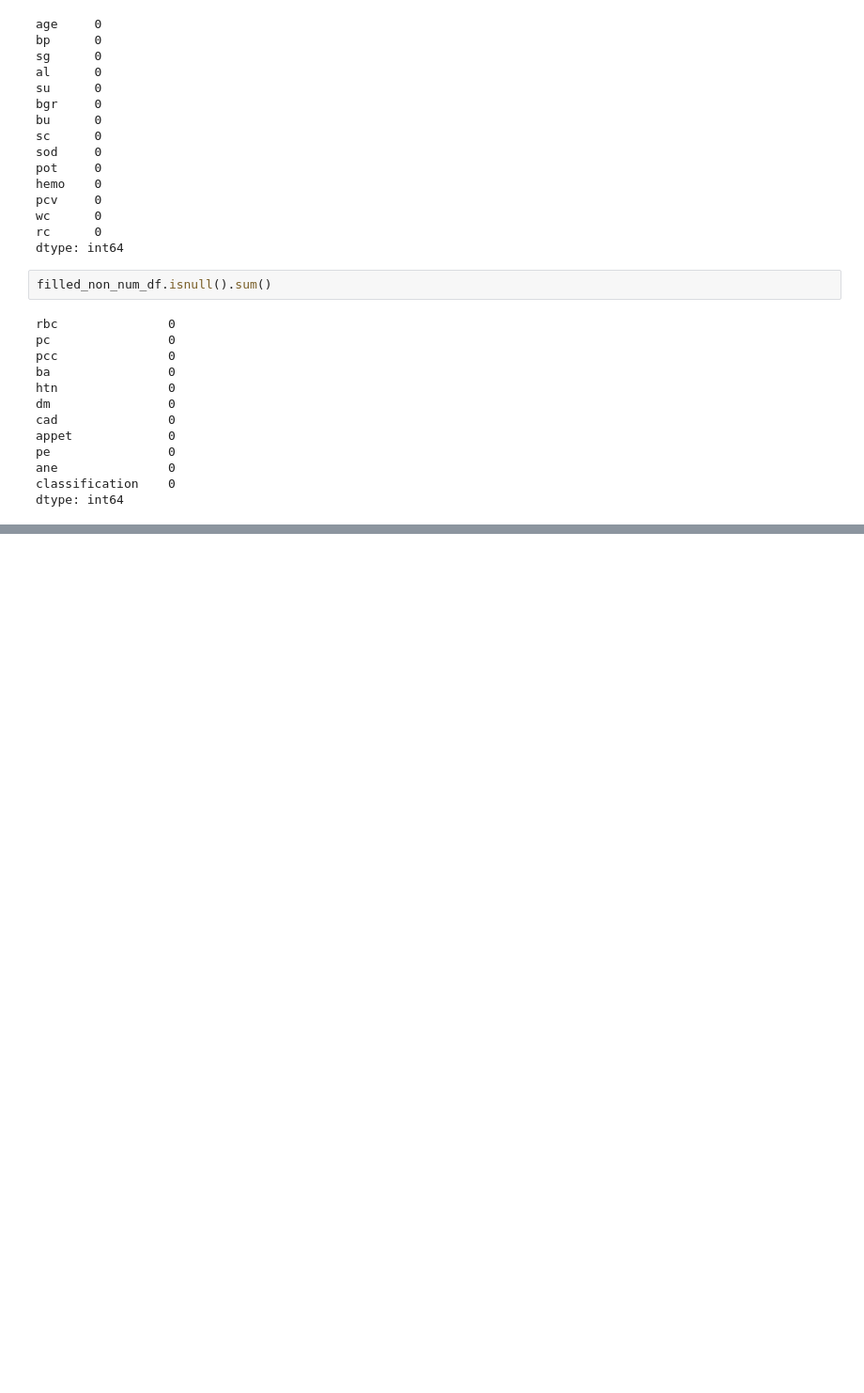
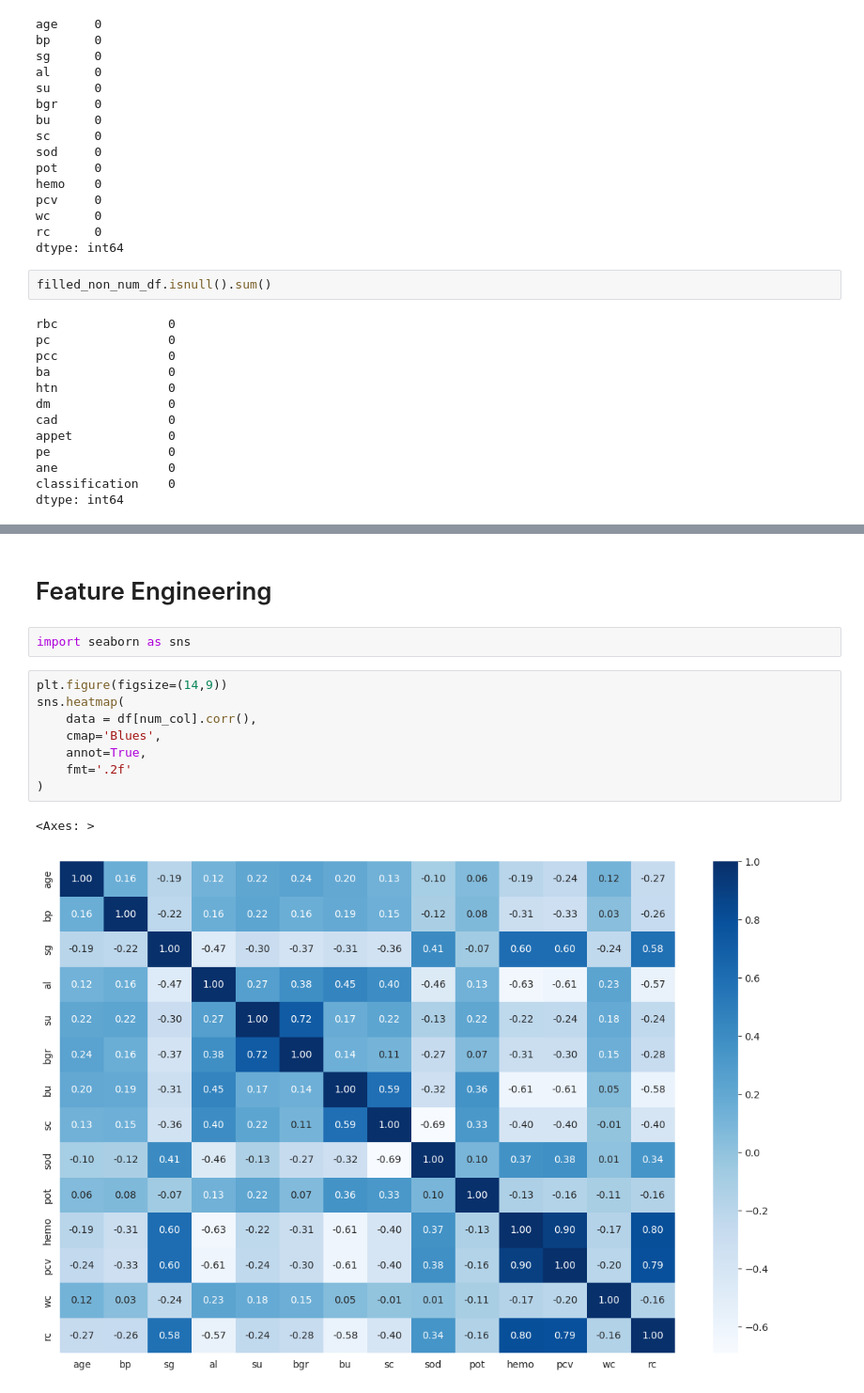
Before and after one commit to junaidulhassan/My-All-Kaggle-Jupyter-Notebooks, a Jupyter notebook: Chronic-Kidney-Disease-Detection/notebook.ipynb, the cells around one changed output, grey strips where cells are left out. Shown: that part at 94% size. Drawn from its saved outputs; the diff is of its cells as text; blank space fills up the shorter version.

```diff
--- a/Chronic-Kidney-Disease-Detection/notebook.ipynb
+++ b/Chronic-Kidney-Disease-Detection/notebook.ipynb
@@ -270,0 +304,15 @@ dtype: int64
+# %% [markdown]
+# Feature Engineering
+# %%
+import seaborn as sns
+# %%
+plt.figure(figsize=(14,9))
+sns.heatmap(
+    data = df[num_col].corr(),
+    cmap='Blues',
+    annot=True,
+    fmt='.2f'
+)
+# %% [output]
+<Axes: >
+[figure, added]
```
Also changed, not shown: parts of 6 cells of this notebook.
